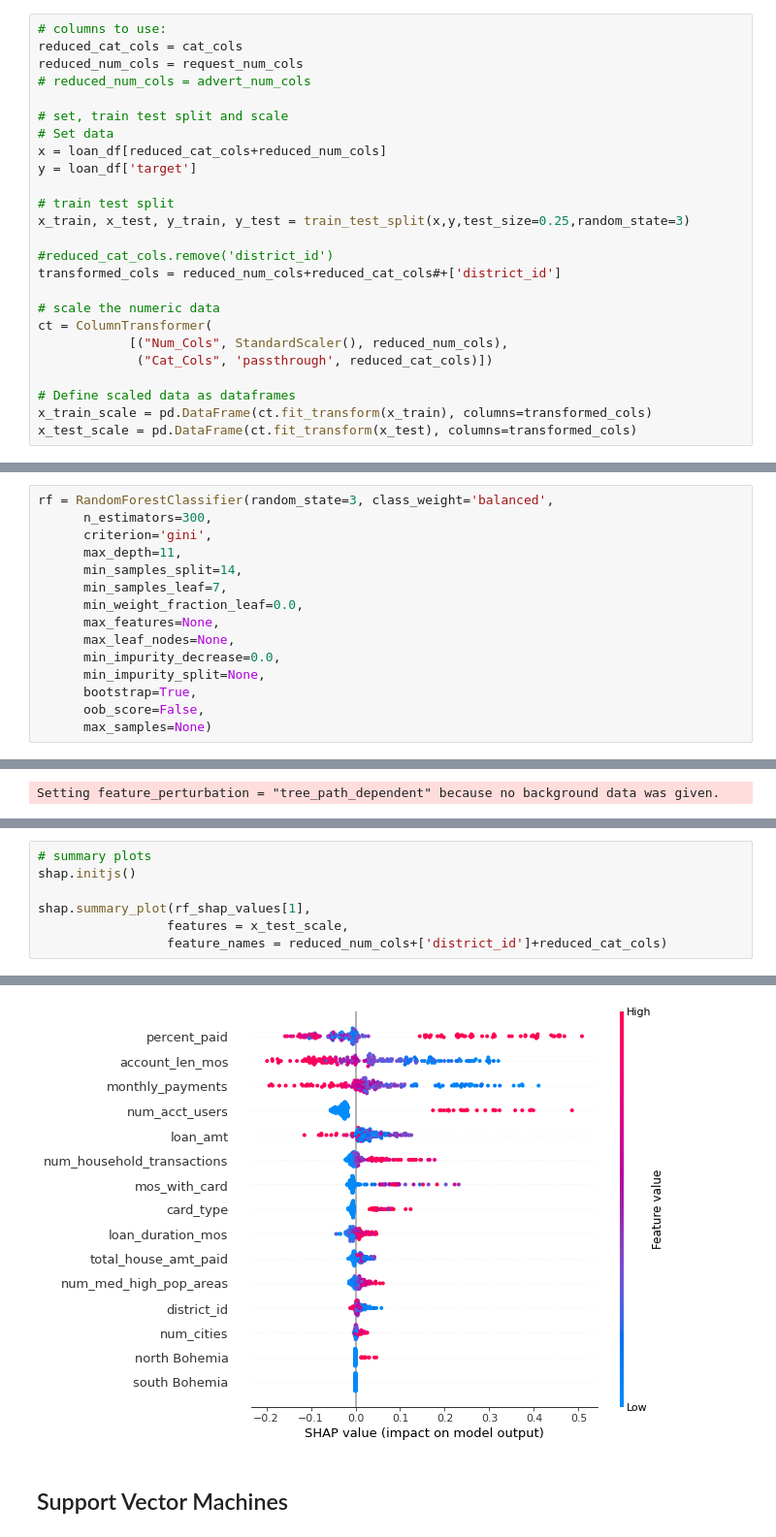
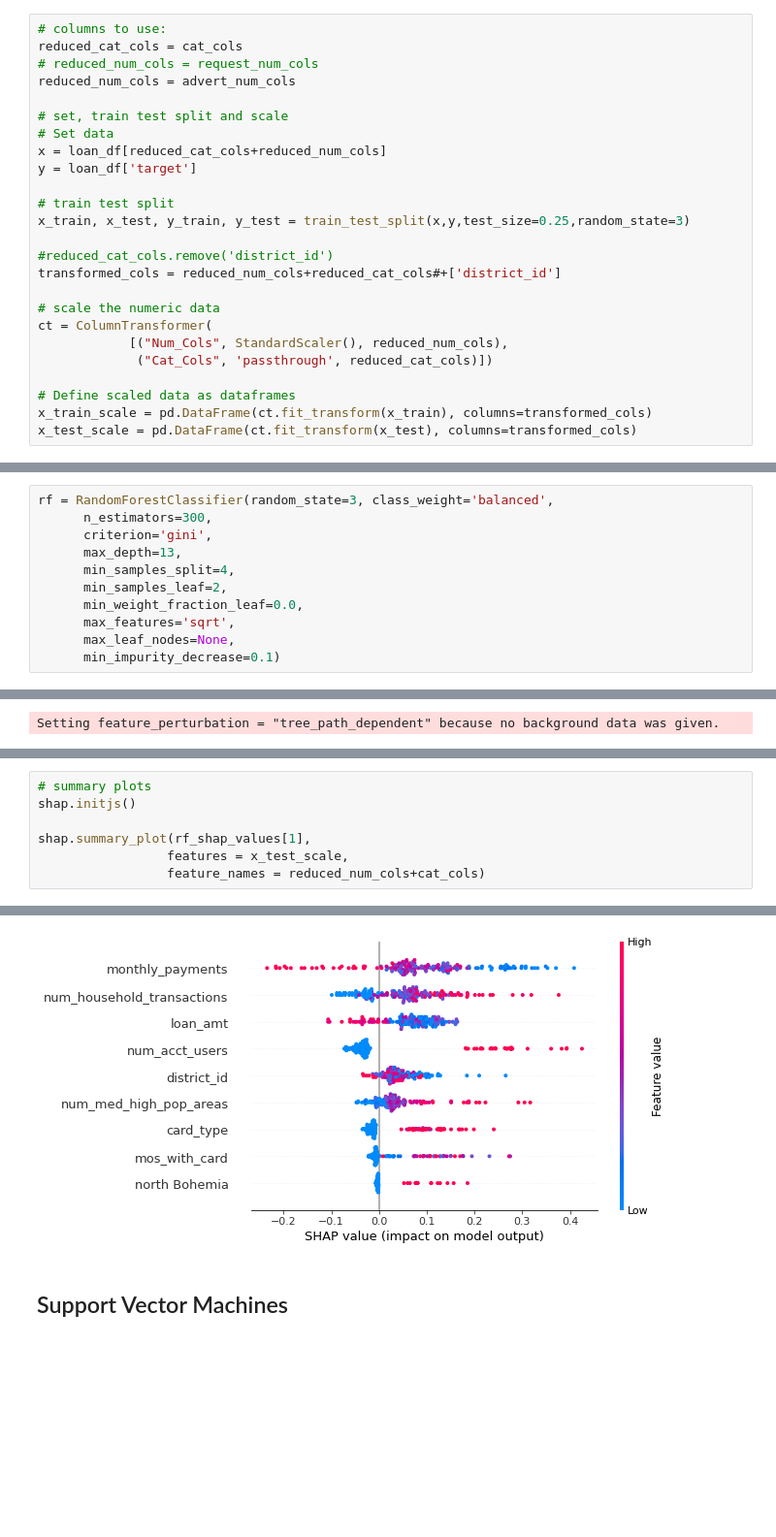
Before and after one commit to KarlDavidson/1000ml_Project5, a Jupyter notebook: Loan_Analysis.ipynb, the cells around one changed output, grey strips where cells are left out. Shown at 97% size. Saved outputs shown, nothing was run; the diff lists cells and outputs as text; blank space fills up the shorter version.

```diff
--- a/Loan_Analysis.ipynb
+++ b/Loan_Analysis.ipynb
@@ -321,8 +321,8 @@ from sklearn.preprocessing import MinMaxScaler, StandardScaler
 # %%
 # columns to use:
 reduced_cat_cols = cat_cols
-reduced_num_cols = request_num_cols
-# reduced_num_cols = advert_num_cols
+# reduced_num_cols = request_num_cols
+reduced_num_cols = advert_num_cols
 
 # set, train test split and scale
 # Set data
@@ -577,14 +589,10 @@ from sklearn.ensemble import RandomForestClassifier
 rf = RandomForestClassifier(random_state=3, class_weight='balanced',
       n_estimators=300,
       criterion='gini',
-      max_depth=11,
-      min_samples_split=14,
-      min_samples_leaf=7,
+      max_depth=13,
+      min_samples_split=4,
+      min_samples_leaf=2,
       min_weight_fraction_leaf=0.0,
-      max_features=None,
+      max_features='sqrt',
       max_leaf_nodes=None,
-      min_impurity_decrease=0.0,
-      min_impurity_split=None,
-      bootstrap=True,
-      oob_score=False,
-      max_samples=None)
+      min_impurity_decrease=0.1)
@@ -706,13 +723,13 @@ shap.force_plot(rf_explainer.expected_value[1],
 # %%
 # summary plots
 shap.initjs()
 
 shap.summary_plot(rf_shap_values[1],
                  features = x_test_scale,
-                 feature_names = reduced_num_cols+['district_id']+reduced_cat_cols)
+                 feature_names = reduced_num_cols+cat_cols)
 # %% [output]
 [interactive output not drawn]
-[figure, old version]
+[figure, new version]
 # %% [markdown]
 ## Support Vector Machines
 # %%
```
Also changed, not shown: parts of 28 cells of this notebook.
